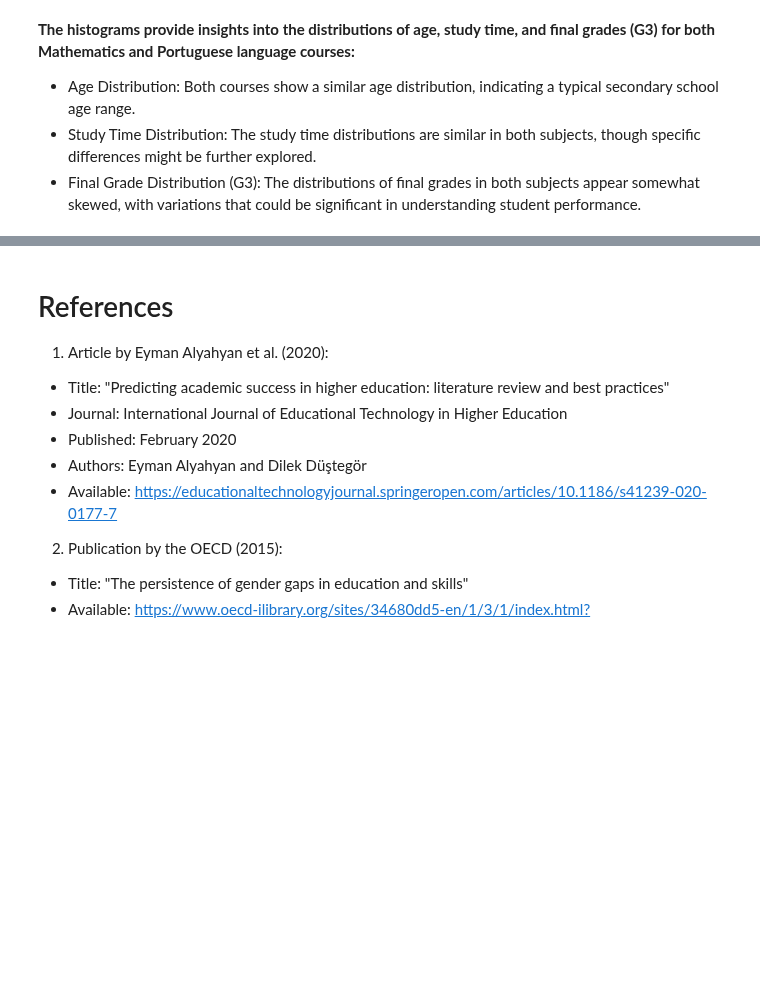
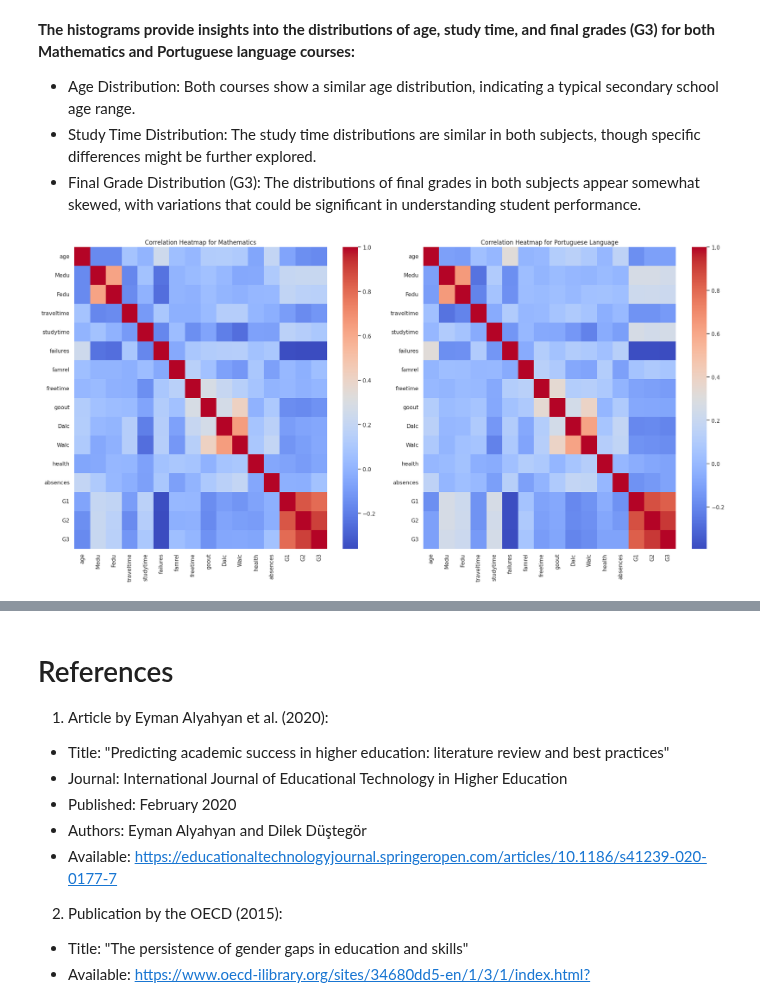
Before and after one commit to carlos-alves-one/Student-Performance-Analysis, a Jupyter notebook: Student_Performance.ipynb, the cells around one changed output, grey strips where cells are left out. Drawn from its saved outputs; the diff is of its cells as text; code cells hidden in the pictures; blank space fills up the shorter version.

Commit message:
Calculating the correlation matrices for both datasets

```diff
--- a/Student_Performance.ipynb
+++ b/Student_Performance.ipynb
@@ -876,3 +876,19 @@ plt.show()
 - Age Distribution: Both courses show a similar age distribution, indicating a typical secondary school age range.
 - Study Time Distribution: The study time distributions are similar in both subjects, though specific differences might be further explored.
 - Final Grade Distribution (G3): The distributions of final grades in both subjects appear somewhat skewed, with variations that could be significant in understanding student performance.
+# %%
+# Calculating the correlation matrices for both datasets
+correlation_math = data_mat.corr()
+correlation_portuguese = data_por.corr()
+
+# Setting up the matplotlib figure
+fig, axes = plt.subplots(1, 2, figsize=(20, 10))
+
+# Drawing the heatmaps with the correlation matrices
+sns.heatmap(correlation_math, ax=axes[0], cmap='coolwarm').set_title('Correlation Heatmap for Mathematics')
+sns.heatmap(correlation_portuguese, ax=axes[1], cmap='coolwarm').set_title('Correlation Heatmap for Portuguese Language')
+
+plt.tight_layout()
+plt.show()
+# %% [output]
+[figure, added]
```
Also changed, not shown: parts of 1 cell of this notebook.
